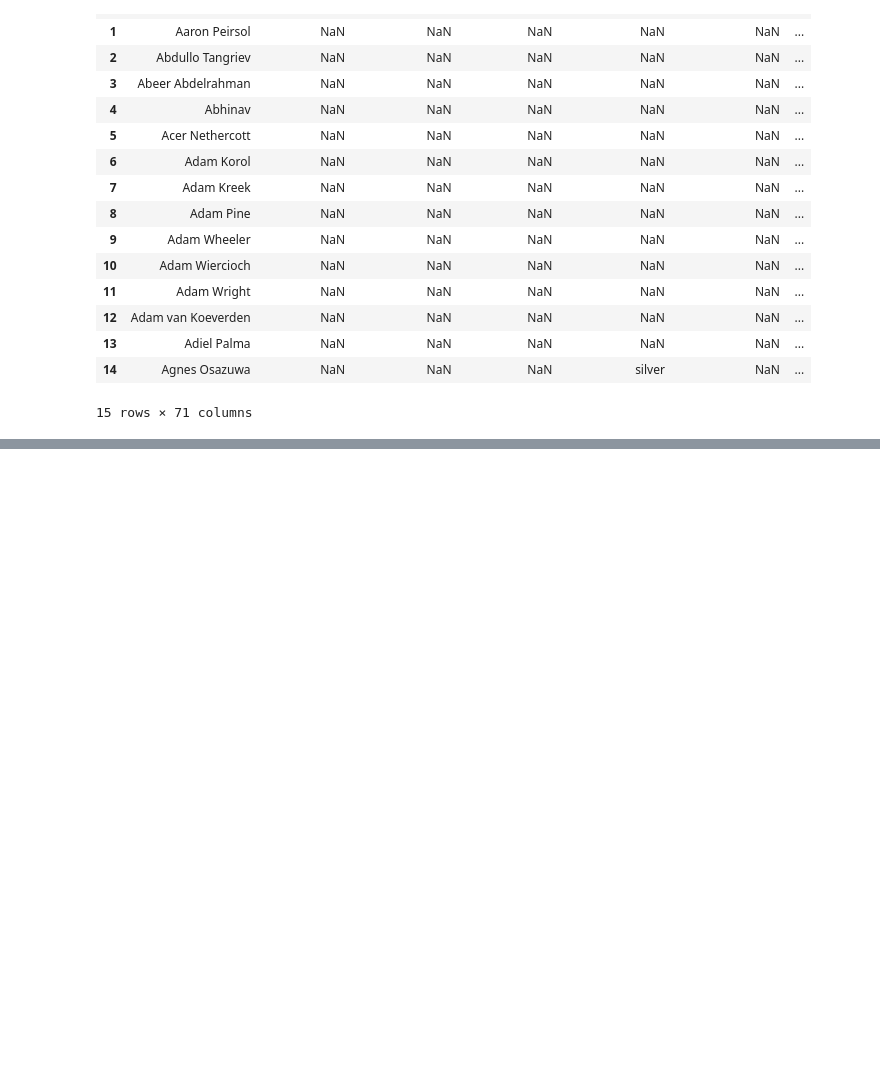
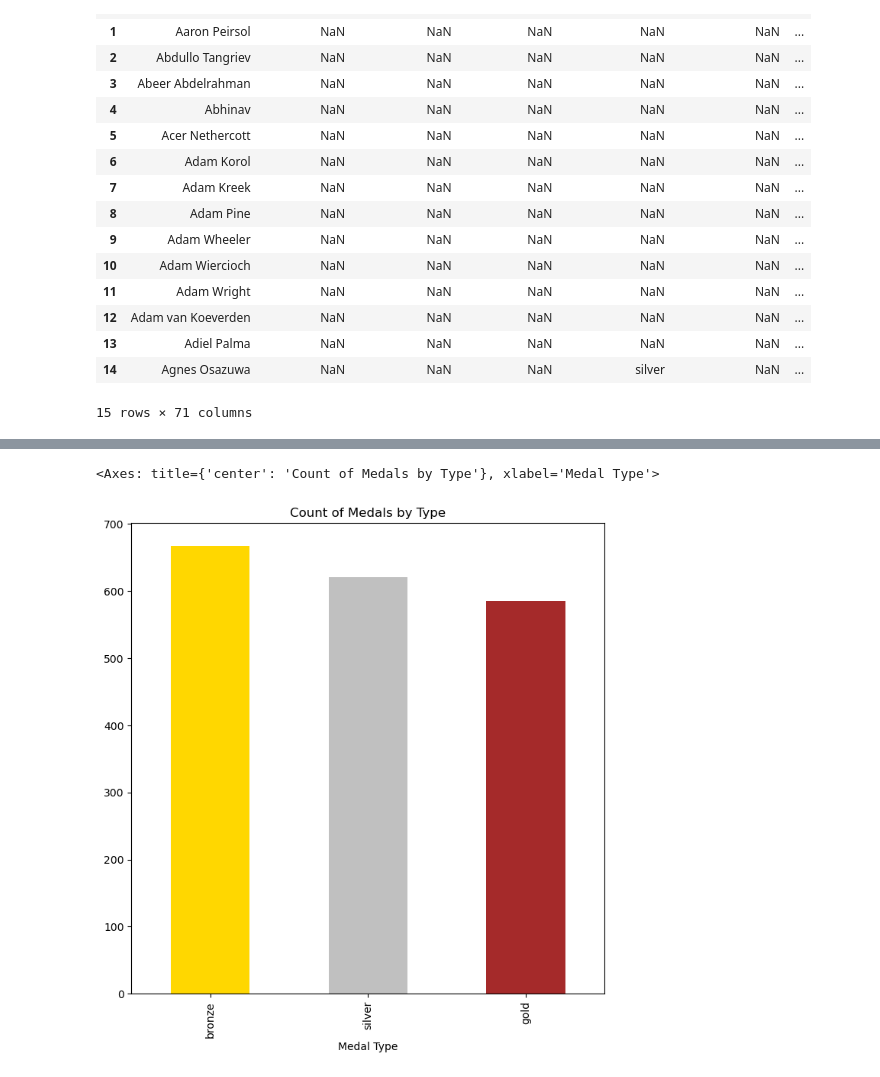
Before and after one commit to wsteadman/Steadman-Data-Science-Portfolio, a Jupyter notebook: Tidy Data Project/Olympians.ipynb, the cells around one changed output, grey strips where cells are left out. Drawn from its saved outputs; the diff is of its cells as text; code cells hidden in the pictures; blank space fills up the shorter version.

Commit message:
updates, visualizations

```diff
--- a/Tidy Data Project/Olympians.ipynb
+++ b/Tidy Data Project/Olympians.ipynb
@@ -89,0 +65,15 @@ plt.show()
+# %%
+# make variable that counts occurences of each medal type
+medal_counts = df_melted['Medal'].value_counts()
+
+# make a bar plot
+medal_counts.plot(
+    kind='bar',                        # bar chart visualization
+    color=['gold', 'silver', 'brown'], # Sets gold, silver, and brown as bar colors
+    figsize=(8, 8),                    # Sets the figure size to 8 inches wide and tall
+    title='Count of Medals by Type',   # Adds title
+    xlabel='Medal Type',               # Adds x-label
+    )
+# %% [output]
+<Axes: title={'center': 'Count of Medals by Type'}, xlabel='Medal Type'>
+[figure, added]
```
Also changed, not shown: parts of 5 cells of this notebook.
